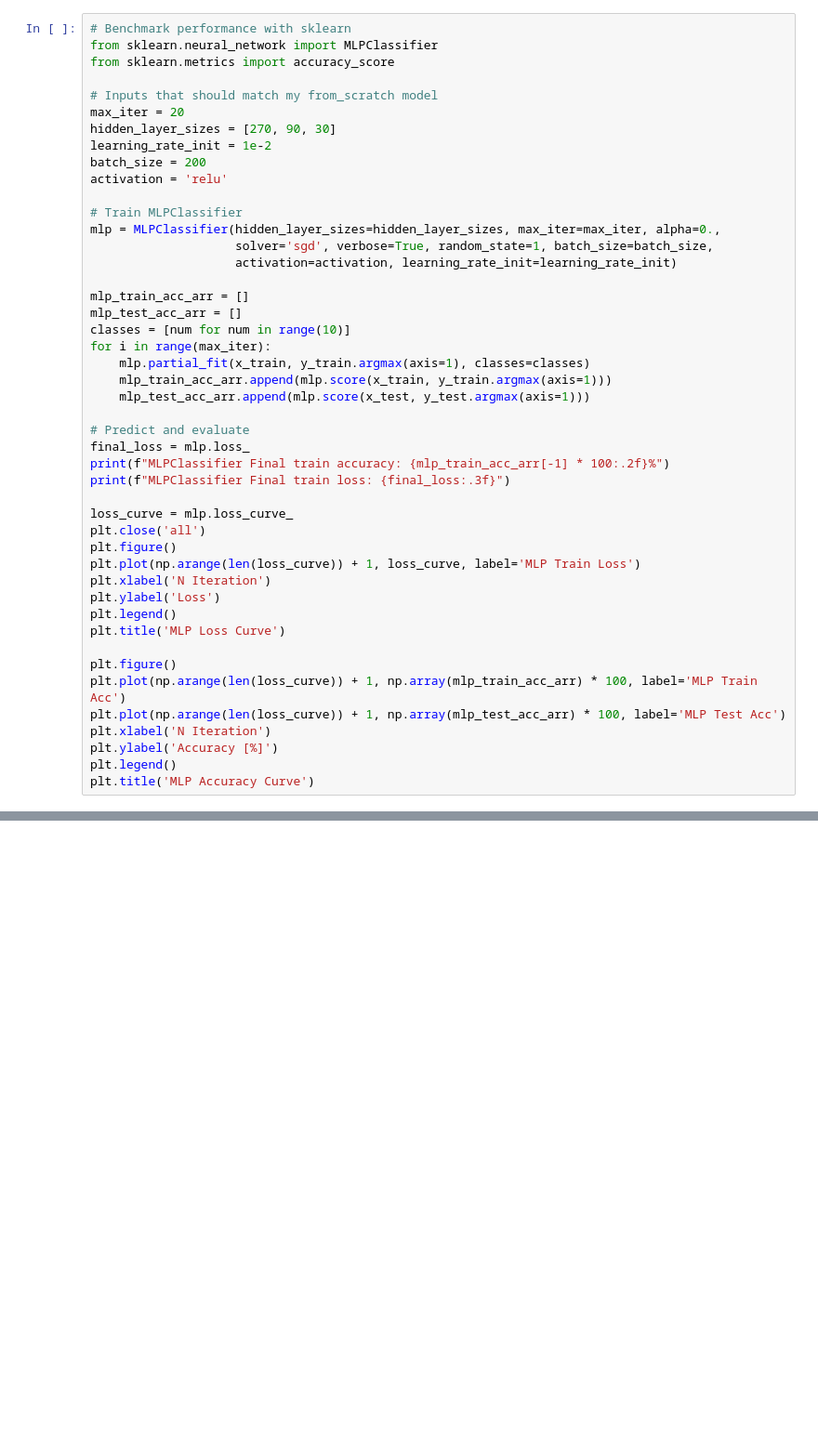
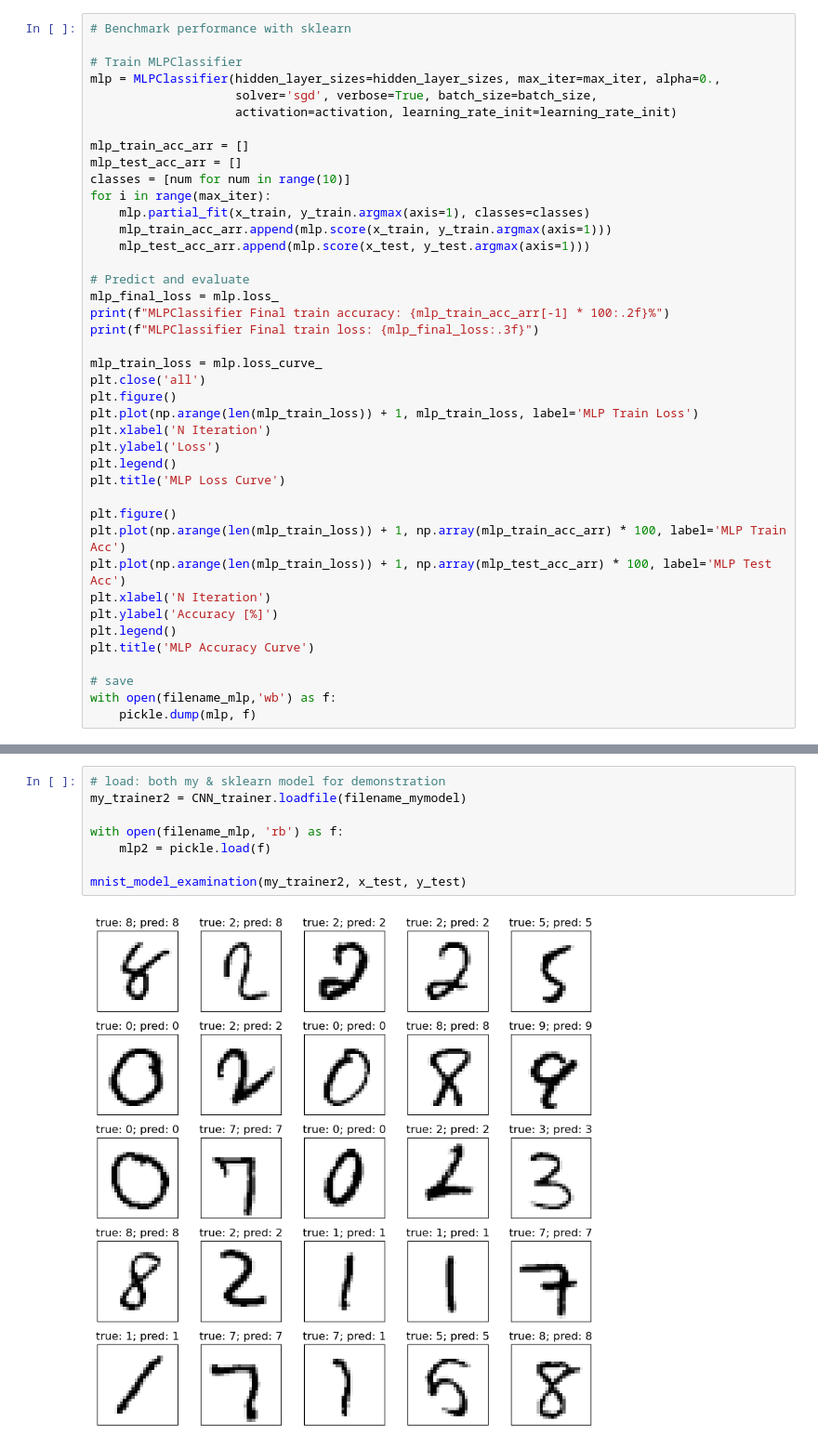
Before and after one commit to idchiang/cnn_from_scratch, a Jupyter notebook: demo.ipynb, the cells around one changed output, grey strips where cells are left out. Shown at 93% size. Drawn from its saved outputs; the diff is of its cells as text; blank space fills up the shorter version.

```diff
--- a/demo.ipynb
+++ b/demo.ipynb
@@ -25,18 +93,9 @@ fig.tight_layout()
 # %%
 # Benchmark performance with sklearn
-from sklearn.neural_network import MLPClassifier
-from sklearn.metrics import accuracy_score
-
-# Inputs that should match my from_scratch model
-max_iter = 20
-hidden_layer_sizes = [270, 90, 30]
-learning_rate_init = 1e-2
-batch_size = 200
-activation = 'relu'
 
 # Train MLPClassifier
 mlp = MLPClassifier(hidden_layer_sizes=hidden_layer_sizes, max_iter=max_iter, alpha=0.,
-                    solver='sgd', verbose=True, random_state=1, batch_size=batch_size,
+                    solver='sgd', verbose=True, batch_size=batch_size,
                     activation=activation, learning_rate_init=learning_rate_init)
 
 mlp_train_acc_arr = []
@@ -48,24 +107,28 @@ for i in range(max_iter):
     mlp_test_acc_arr.append(mlp.score(x_test, y_test.argmax(axis=1)))
 
 # Predict and evaluate
-final_loss = mlp.loss_
+mlp_final_loss = mlp.loss_
 print(f"MLPClassifier Final train accuracy: {mlp_train_acc_arr[-1] * 100:.2f}%")
-print(f"MLPClassifier Final train loss: {final_loss:.3f}")
+print(f"MLPClassifier Final train loss: {mlp_final_loss:.3f}")
 
-loss_curve = mlp.loss_curve_
+mlp_train_loss = mlp.loss_curve_
 plt.close('all')
 plt.figure()
-plt.plot(np.arange(len(loss_curve)) + 1, loss_curve, label='MLP Train Loss')
+plt.plot(np.arange(len(mlp_train_loss)) + 1, mlp_train_loss, label='MLP Train Loss')
 plt.xlabel('N Iteration')
 plt.ylabel('Loss')
 plt.legend()
 plt.title('MLP Loss Curve')
 
 plt.figure()
-plt.plot(np.arange(len(loss_curve)) + 1, np.array(mlp_train_acc_arr) * 100, label='MLP Train Acc')
-plt.plot(np.arange(len(loss_curve)) + 1, np.array(mlp_test_acc_arr) * 100, label='MLP Test Acc')
+plt.plot(np.arange(len(mlp_train_loss)) + 1, np.array(mlp_train_acc_arr) * 100, label='MLP Train Acc')
+plt.plot(np.arange(len(mlp_train_loss)) + 1, np.array(mlp_test_acc_arr) * 100, label='MLP Test Acc')
 plt.xlabel('N Iteration')
 plt.ylabel('Accuracy [%]')
 plt.legend()
 plt.title('MLP Accuracy Curve')
+
+# save
+with open(filename_mlp,'wb') as f:
+    pickle.dump(mlp, f)
 # %% [output]
@@ -91,0 +187,10 @@ Text(0.5, 1.0, 'MLP Accuracy Curve')
+# %%
+# load: both my & sklearn model for demonstration
+my_trainer2 = CNN_trainer.loadfile(filename_mymodel)
+
+with open(filename_mlp, 'rb') as f:
+    mlp2 = pickle.load(f)
+
+mnist_model_examination(my_trainer2, x_test, y_test)
+# %% [output]
+[figure, added]
```
Also changed, not shown: parts of 7 cells of this notebook, 2 other files.
